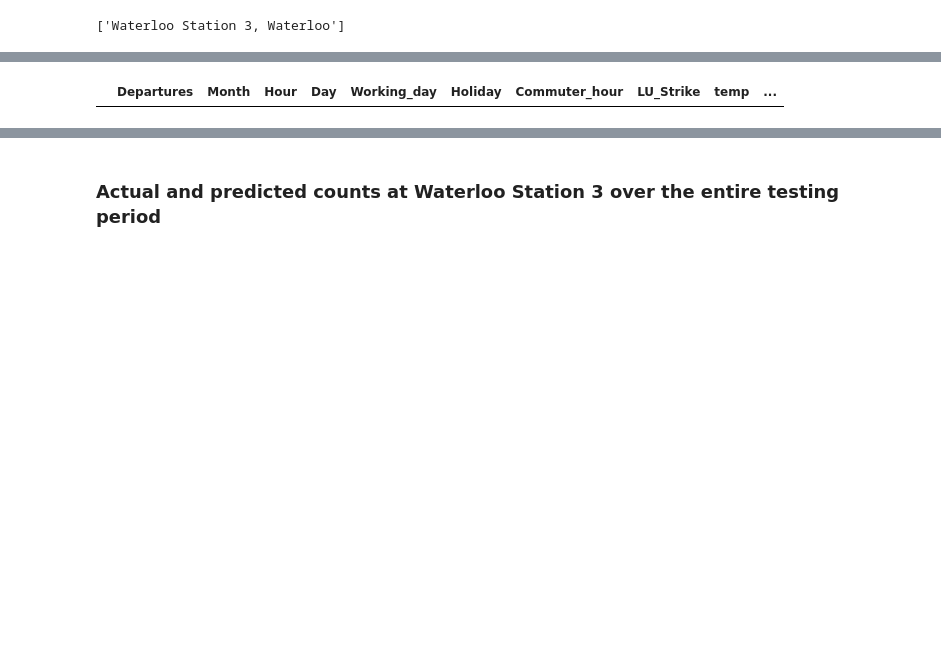
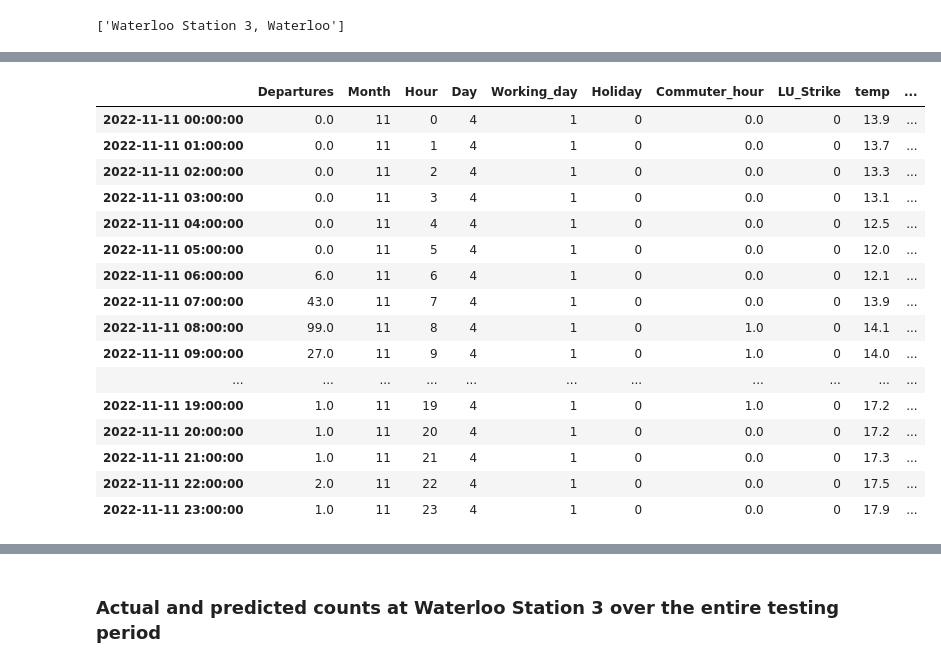
Before and after one commit to elrhmo/bike_sharing, a Jupyter notebook: analysis_lstm.ipynb, the cells around one changed output, grey strips where cells are left out. Saved outputs shown, nothing was run; the diff lists cells and outputs as text; code cells hidden in the pictures; blank space fills up the shorter version.

```diff
--- a/analysis_lstm.ipynb
+++ b/analysis_lstm.ipynb
@@ -1524,7 +1529,28 @@ filtered_df = lstm_df_2022[lstm_df_2022['LU_Strike'] == 1]
-# %%
-filtered_df
-# %% [output]
-|  | Departures | Month | Hour | Day | Working_day | Holiday | Commuter_hour | LU_Strike | temp | ... |
+# %%
+filter = lstm_df_2022.loc['2022-11-11']
+
+# lstm_df_2022.loc['2022-11-11 07:00:00', 'Departures'] = 7
+# lstm_df_2022.loc['2022-11-11 08:00:00', 'Departures'] = 25
+
+filter
+# %% [output]
+|  | Departures | Month | Hour | Day | Working_day | Holiday | Commuter_hour | LU_Strike | temp | ... |
+| 2022-11-11 00:00:00 | 0.0 | 11 | 0 | 4 | 1 | 0 | 0.0 | 0 | 13.9 | ... |
+| 2022-11-11 01:00:00 | 0.0 | 11 | 1 | 4 | 1 | 0 | 0.0 | 0 | 13.7 | ... |
+| 2022-11-11 02:00:00 | 0.0 | 11 | 2 | 4 | 1 | 0 | 0.0 | 0 | 13.3 | ... |
+| 2022-11-11 03:00:00 | 0.0 | 11 | 3 | 4 | 1 | 0 | 0.0 | 0 | 13.1 | ... |
+| 2022-11-11 04:00:00 | 0.0 | 11 | 4 | 4 | 1 | 0 | 0.0 | 0 | 12.5 | ... |
+| 2022-11-11 05:00:00 | 0.0 | 11 | 5 | 4 | 1 | 0 | 0.0 | 0 | 12.0 | ... |
+| 2022-11-11 06:00:00 | 6.0 | 11 | 6 | 4 | 1 | 0 | 0.0 | 0 | 12.1 | ... |
+| 2022-11-11 07:00:00 | 43.0 | 11 | 7 | 4 | 1 | 0 | 0.0 | 0 | 13.9 | ... |
+| 2022-11-11 08:00:00 | 99.0 | 11 | 8 | 4 | 1 | 0 | 1.0 | 0 | 14.1 | ... |
+| 2022-11-11 09:00:00 | 27.0 | 11 | 9 | 4 | 1 | 0 | 1.0 | 0 | 14.0 | ... |
+| ... | ... | ... | ... | ... | ... | ... | ... | ... | ... | ... |
+| 2022-11-11 19:00:00 | 1.0 | 11 | 19 | 4 | 1 | 0 | 1.0 | 0 | 17.2 | ... |
+| 2022-11-11 20:00:00 | 1.0 | 11 | 20 | 4 | 1 | 0 | 0.0 | 0 | 17.2 | ... |
+| 2022-11-11 21:00:00 | 1.0 | 11 | 21 | 4 | 1 | 0 | 0.0 | 0 | 17.3 | ... |
+| 2022-11-11 22:00:00 | 2.0 | 11 | 22 | 4 | 1 | 0 | 0.0 | 0 | 17.5 | ... |
+| 2022-11-11 23:00:00 | 1.0 | 11 | 23 | 4 | 1 | 0 | 0.0 | 0 | 17.9 | ... |
 # %%
 # Create empty dictionaries to store the outputs
 training_set_dict = {}
```
Also changed, not shown: parts of 16 cells of this notebook.
